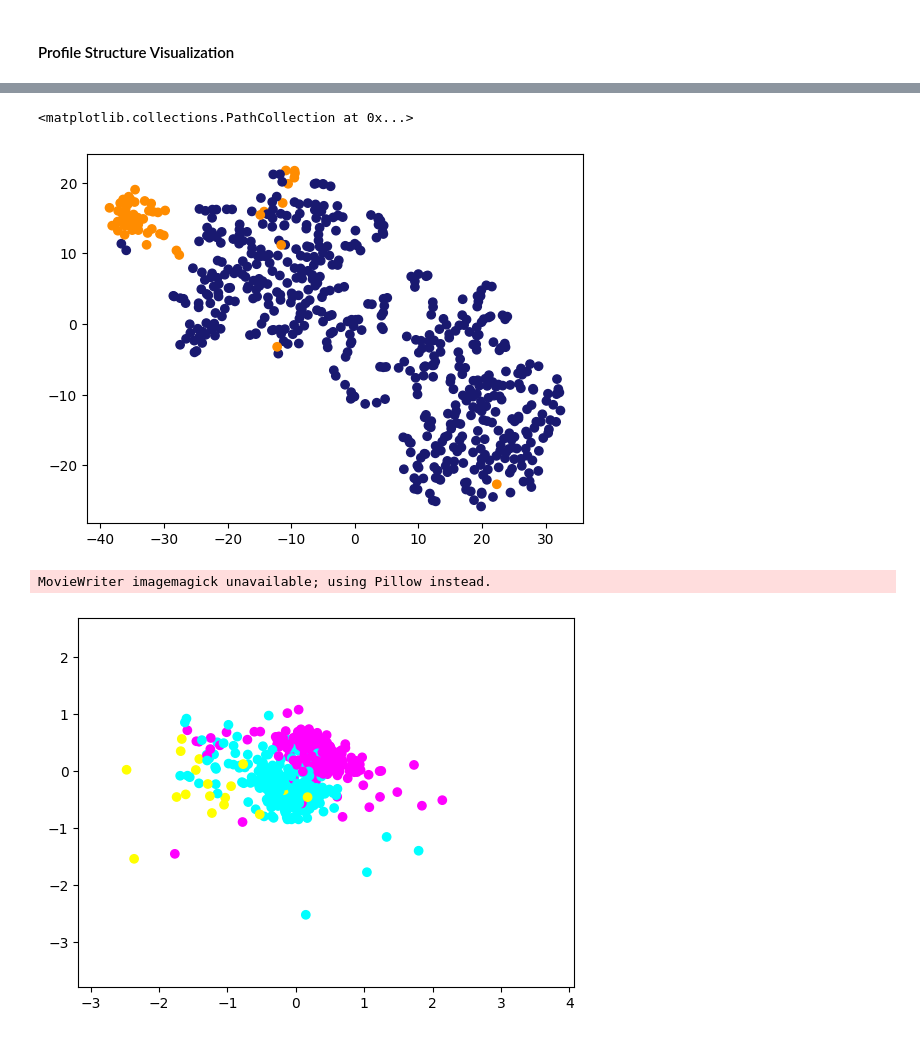
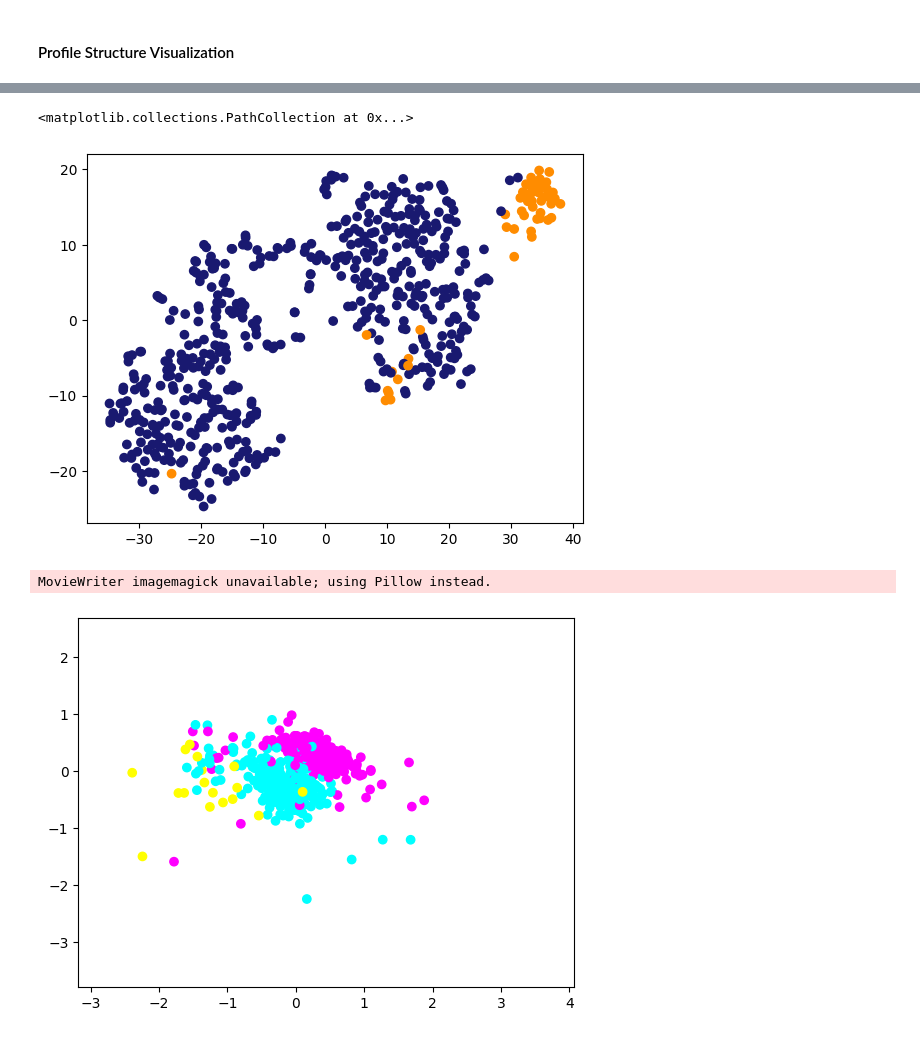
Before and after one commit to e8yes/spectrum-generator, a Jupyter notebook: src/notebook/user_profile_semantics1.ipynb, the cells around one changed output, grey strips where cells are left out. Cells and saved outputs as stored; diff of their text form; code cells hidden in the pictures.

Commit message:
Results using the latest profile.

```diff
--- a/src/notebook/user_profile_semantics1.ipynb
+++ b/src/notebook/user_profile_semantics1.ipynb
@@ -3,7 +3,7 @@
 # %% [markdown]
 #### Profile Table
 # %%
-PROFILE_DATA = "new_arch/user_profile_173"
+PROFILE_DATA = "new_arch/user_profile_200"
 USER_LOOKUP = "data/user_lookup.json"
 
 SENATE_TABLE = "data/congress_twitter_117th_senate.csv"
@@ -275,35 +275,35 @@ congressman_colors = ["darkorange" if label == 0.0 else "midnightblue" for label
 plt.scatter(vis_embed[:, 0], vis_embed[:, 1], c=congressman_colors)
 # %% [output]
 <matplotlib.collections.PathCollection at 0x...>
-[figure, old version]
+[figure, new version]
 # %%
 import numpy as np
 import matplotlib.pyplot as plt
 from matplotlib.animation import FuncAnimation
 
 fig, ax = plt.subplots()
 sc = None
 
 def update(frame):
     profile_data = np.loadtxt(fname="new_arch/user_profile_" + str(frame))
 
     global sc
     if sc is None:
         sc = ax.scatter(profile_data[:, 0], profile_data[:, 2], c=party_colors)
     else:
         sc.set_offsets(np.c_[profile_data[:, 0], profile_data[:, 2]])
 
     return sc,
 
 
 # Create the animation
-ani = FuncAnimation(fig, update, frames=173, interval=100, blit=True)
+ani = FuncAnimation(fig, update, frames=200, interval=100, blit=True)
 
 # Save the animation as a GIF
-ani.save('profile-w-party-label.gif', writer='imagemagick')
+ani.save('profile-w-party-label2.gif', writer='imagemagick')
 # %% [output]
 MovieWriter imagemagick unavailable; using Pillow instead.
-[figure, old version]
+[figure, new version]
 # %%
 fig, ax = plt.subplots()
 sc = None
```
Also changed, not shown: parts of 7 cells of this notebook.
